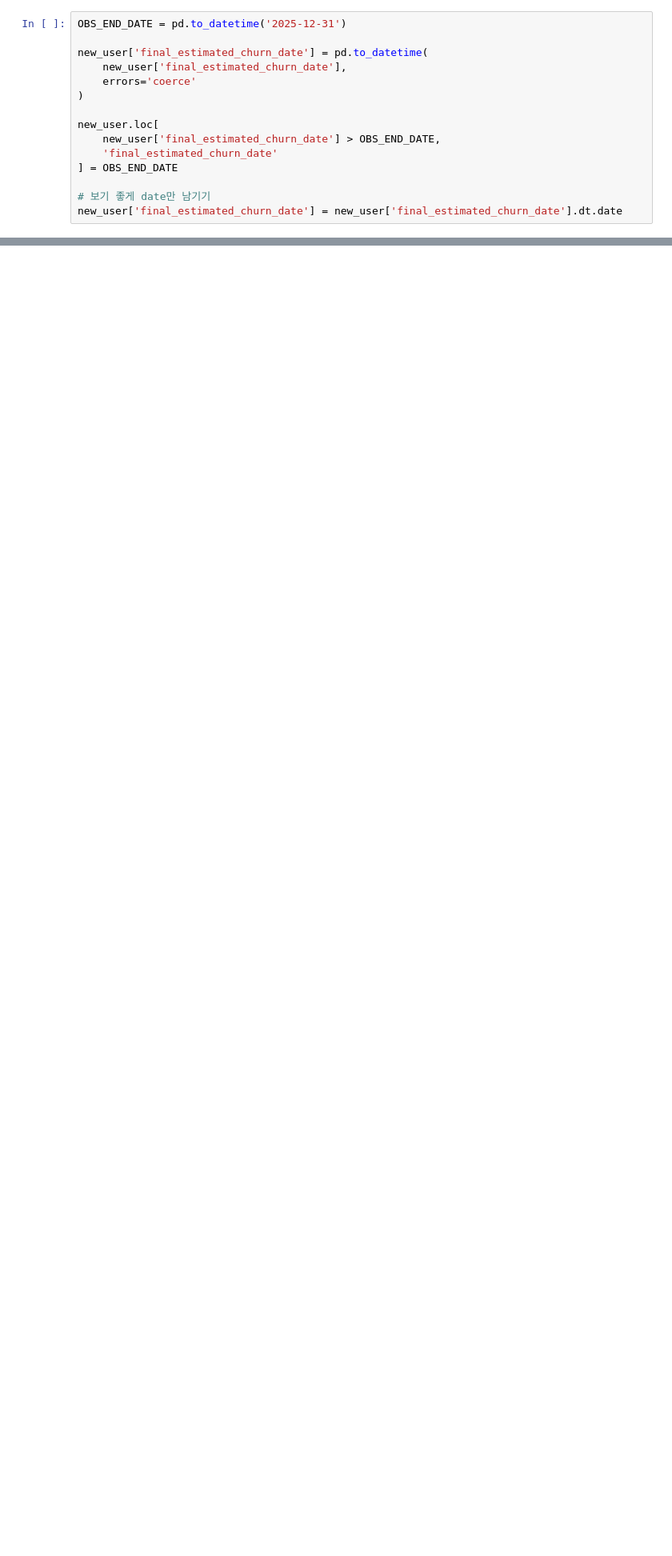
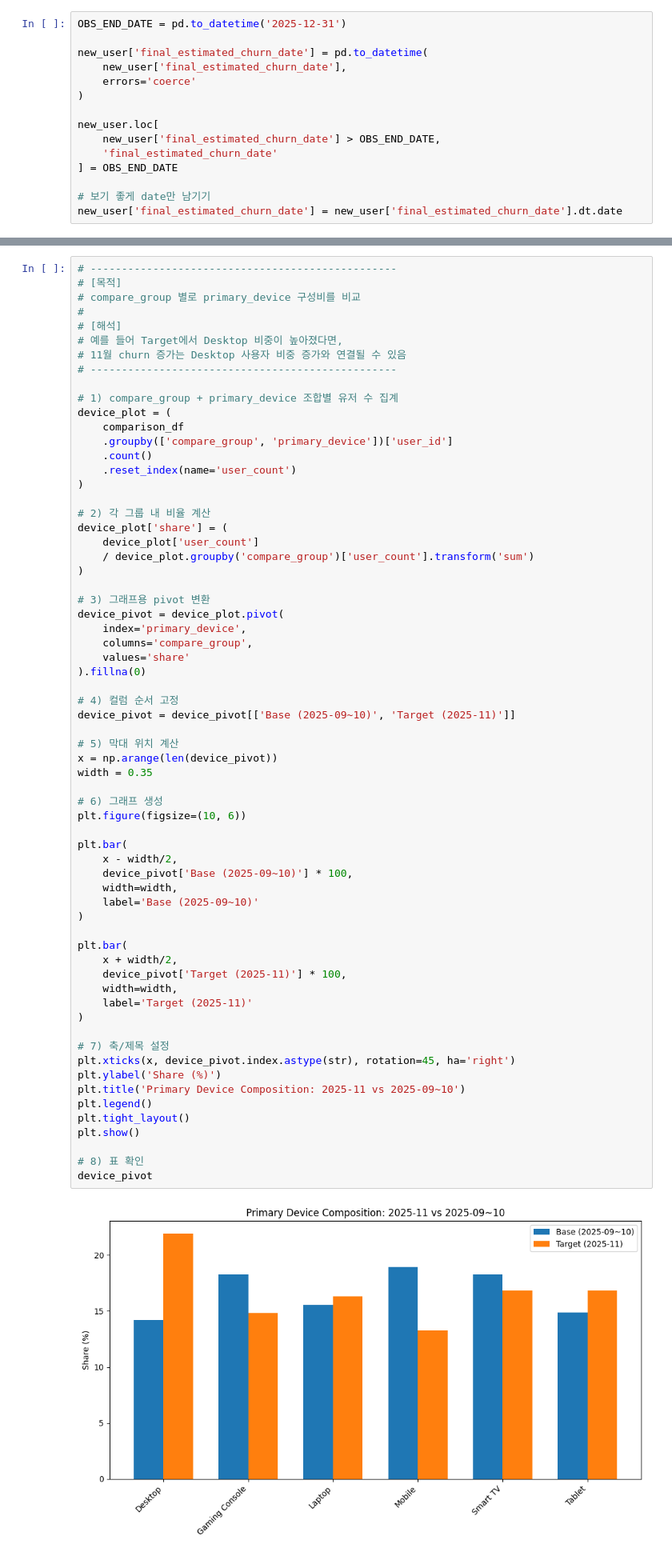
Before and after one commit to SKNETWORKS-FAMILY-AICAMP/SKN27-2nd-2TEAM, a Jupyter notebook: models/Netflix_ML/JAEKANG/Netflix_base_model.ipynb, the cells around one changed output, grey strips where cells are left out. Shown at 80% size. Saved outputs shown, nothing was run; the diff lists cells and outputs as text; blank space fills up the shorter version.

```diff
--- a/models/Netflix_ML/JAEKANG/Netflix_base_model.ipynb
+++ b/models/Netflix_ML/JAEKANG/Netflix_base_model.ipynb
@@ -559,0 +846,67 @@ def plot_estimated_churn_trend(df, date_col='final_estimated_churn_date', x_unit
+# %%
+# -------------------------------------------------
+# [목적]
+# compare_group 별로 primary_device 구성비를 비교
+#
+# [해석]
+# 예를 들어 Target에서 Desktop 비중이 높아졌다면,
+# 11월 churn 증가는 Desktop 사용자 비중 증가와 연결될 수 있음
+# -------------------------------------------------
+
+# 1) compare_group + primary_device 조합별 유저 수 집계
+device_plot = (
+    comparison_df
+    .groupby(['compare_group', 'primary_device'])['user_id']
+    .count()
+    .reset_index(name='user_count')
+)
+
+# 2) 각 그룹 내 비율 계산
+device_plot['share'] = (
+    device_plot['user_count']
+    / device_plot.groupby('compare_group')['user_count'].transform('sum')
+)
+
+# 3) 그래프용 pivot 변환
+device_pivot = device_plot.pivot(
+    index='primary_device',
+    columns='compare_group',
+    values='share'
+).fillna(0)
+
+# 4) 컬럼 순서 고정
+device_pivot = device_pivot[['Base (2025-09~10)', 'Target (2025-11)']]
+
+# 5) 막대 위치 계산
+x = np.arange(len(device_pivot))
+width = 0.35
+
+# 6) 그래프 생성
+plt.figure(figsize=(10, 6))
+
+plt.bar(
+    x - width/2,
+    device_pivot['Base (2025-09~10)'] * 100,
+    width=width,
+    label='Base (2025-09~10)'
+)
+
+plt.bar(
+    x + width/2,
+    device_pivot['Target (2025-11)'] * 100,
+    width=width,
+    label='Target (2025-11)'
+)
+
+# 7) 축/제목 설정
+plt.xticks(x, device_pivot.index.astype(str), rotation=45, ha='right')
+plt.ylabel('Share (%)')
+plt.title('Primary Device Composition: 2025-11 vs 2025-09~10')
+plt.legend()
+plt.tight_layout()
+plt.show()
+
+# 8) 표 확인
+device_pivot
+# %% [output]
+[figure, added]
```
Also changed, not shown: parts of 40 cells of this notebook, 1 other file.
